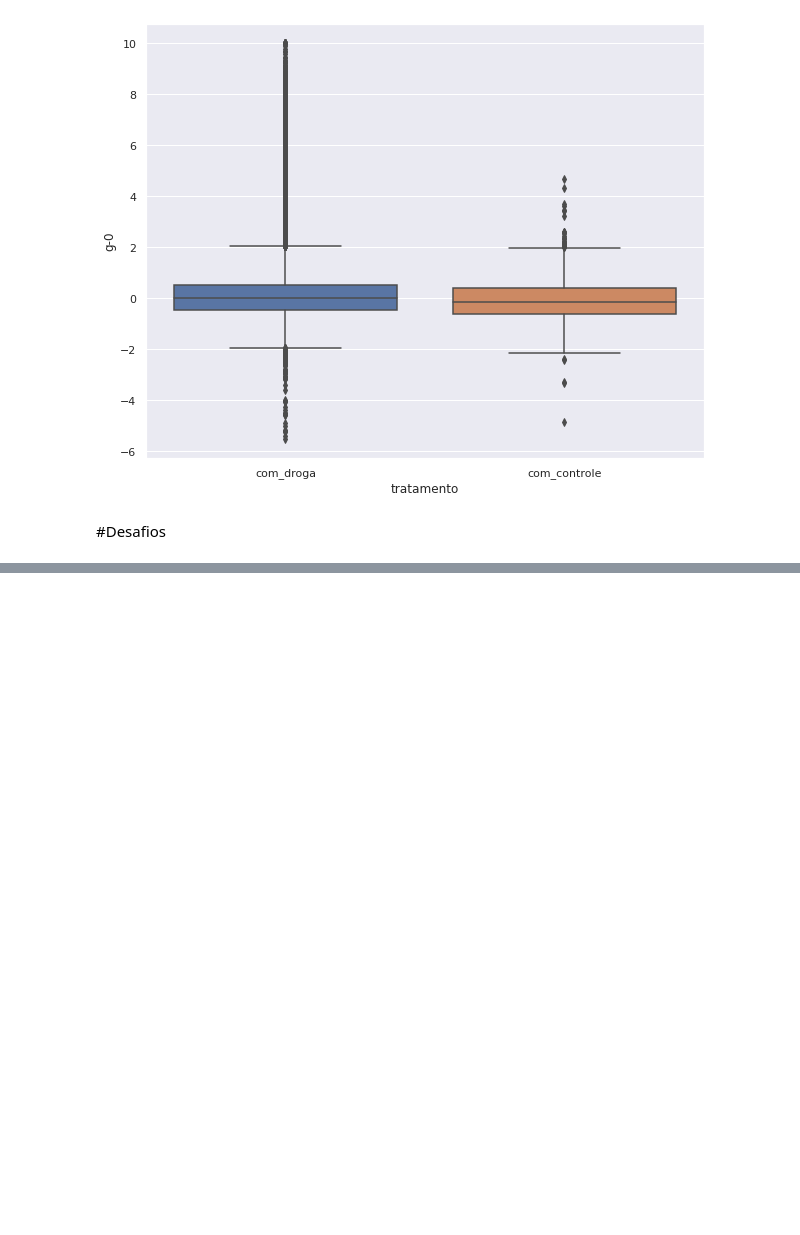
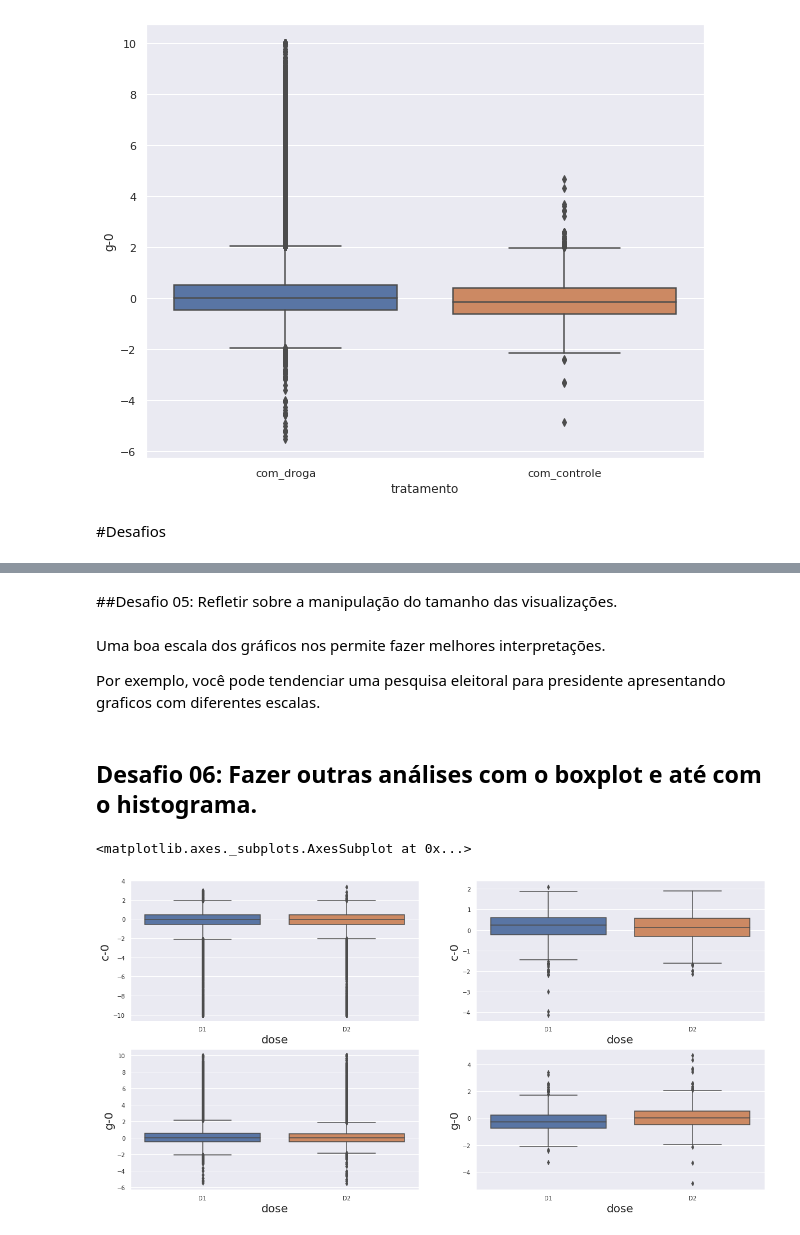
Before and after one commit to ThiagoBizacha/imersaodados3, a Jupyter notebook: Aula_02.ipynb, the cells around one changed output, grey strips where cells are left out. Drawn from its saved outputs; the diff is of its cells as text; code cells hidden in the pictures; blank space fills up the shorter version.

```diff
--- a/Aula_02.ipynb
+++ b/Aula_02.ipynb
@@ -408,0 +451,18 @@ sns.boxplot(y='g-0', x='tratamento' , data=dados)
+# %% [markdown]
+##Desafio 05: Refletir sobre a manipulação do tamanho das visualizações.
+# %% [markdown]
+Uma boa escala dos gráficos nos permite fazer melhores interpretações.
+
+Por exemplo, você pode tendenciar uma pesquisa eleitoral para presidente apresentando graficos com diferentes escalas.
+# %% [markdown]
+## Desafio 06: Fazer outras análises com o boxplot e até com o histograma.
+# %%
+fig, ax = plt.subplots(2,2,figsize=(20,10))
+
+sns.boxplot(y='c-0', x='dose' , data=dados.query('tratamento == "com_droga"'), ax = ax[0,0])
+sns.boxplot(y='c-0', x='dose' , data=dados.query('tratamento == "com_controle"'), ax = ax[0,1])
+sns.boxplot(y='g-0', x='dose' , data=dados.query('tratamento == "com_droga"'), ax = ax[1,0])
+sns.boxplot(y='g-0', x='dose' , data=dados.query('tratamento == "com_controle"'), ax = ax[1,1])
+# %% [output]
+<matplotlib.axes._subplots.AxesSubplot at 0x...>
+[figure, added]
```
Also changed, not shown: parts of 18 cells of this notebook.
